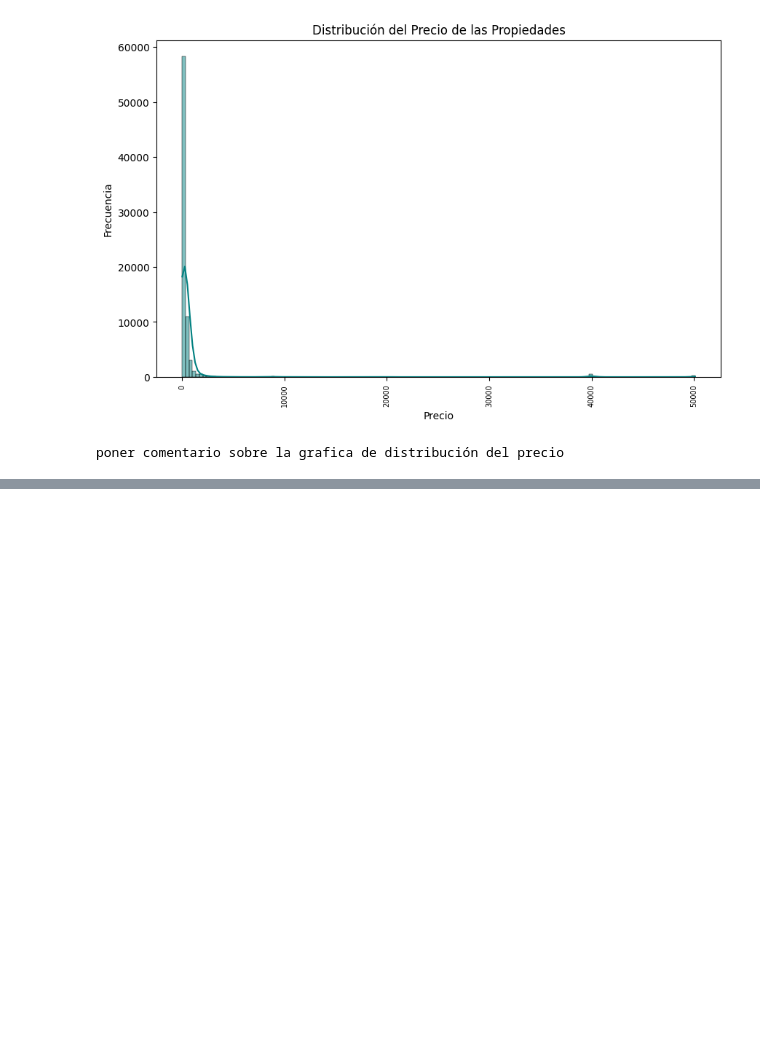
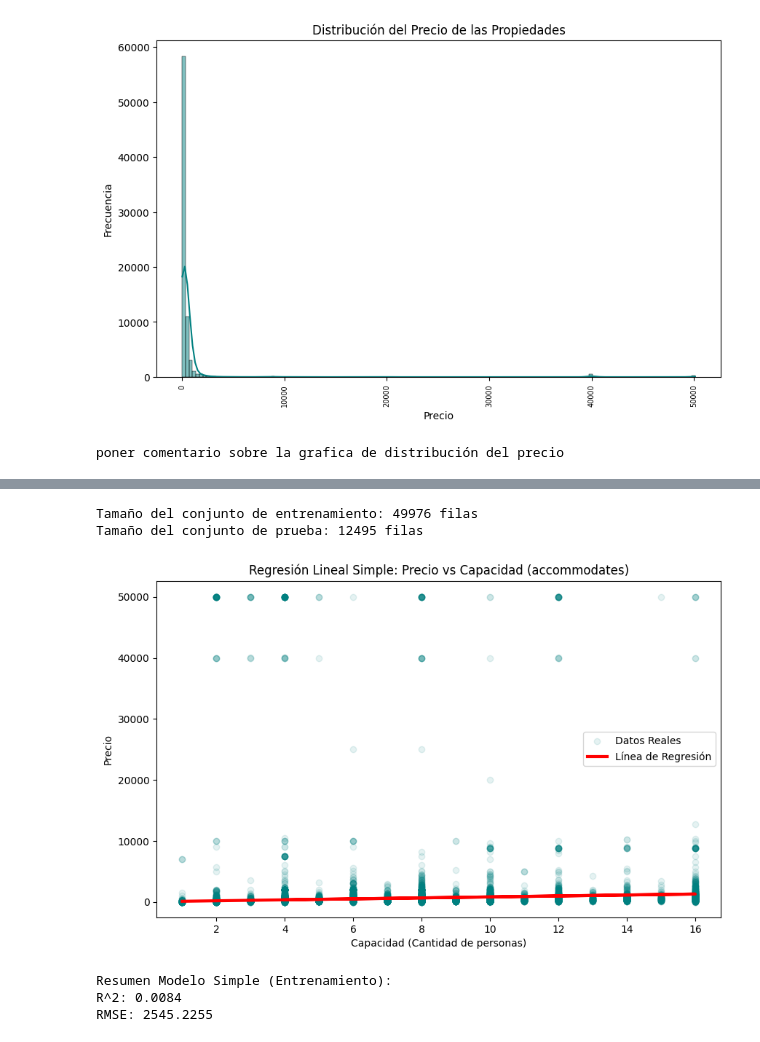
Before and after one commit to Palasuwu/Lab3, a Jupyter notebook: avances.ipynb, the cells around one changed output, grey strips where cells are left out. Cells and saved outputs as stored; diff of their text form; code cells hidden in the pictures; blank space fills up the shorter version.

Commit message:
Division y regresion Lineal simple

```diff
--- a/avances.ipynb
+++ b/avances.ipynb
@@ -119,0 +129,53 @@ print(promedios_grupos[columnas_clave])
+# %%
+# --- PASOS 4 y 6: DIVISIÓN DE DATOS Y FEATURE ENGINEERING ---
+from sklearn.model_selection import train_test_split
+
+# Definir variables predictoras (X) y variable objetivo (y)
+# Excluímos 'price' porque es lo que queremos predecir, y 'cluster' porque es un resultado del paso anterior
+X = num_vars.drop(columns=['price', 'cluster'])
+y = num_vars['price']
+
+# Dividimos los datos: 80% para entrenamiento y 20% para prueba.
+# random_state=42 garantiza que la división sea reproducible.
+X_train, X_test, y_train, y_test = train_test_split(X, y, test_size=0.2, random_state=42)
+
+print(f"Tamaño del conjunto de entrenamiento: {X_train.shape[0]} filas")
+print(f"Tamaño del conjunto de prueba: {X_test.shape[0]} filas")
+# %% [output]
+Tamaño del conjunto de entrenamiento: 49976 filas
+Tamaño del conjunto de prueba: 12495 filas
+# %%
+# --- PASO 7: MODELO DE REGRESIÓN LINEAL SIMPLE (Univariado) ---
+from sklearn.linear_model import LinearRegression
+from sklearn.metrics import mean_squared_error, r2_score
+import matplotlib.pyplot as plt
+
+# Elegimos 'accommodates' (capacidad) por ser una de las que suele tener mayor correlación con el precio
+X_train_simple = X_train[['accommodates']]
+X_test_simple = X_test[['accommodates']]
+
+# Crear y entrenar el modelo
+modelo_simple = LinearRegression()
+modelo_simple.fit(X_train_simple, y_train)
+
+# Hacer predicciones sobre el set de entrenamiento
+predicciones_simple = modelo_simple.predict(X_train_simple)
+
+# Graficar el modelo univariado
+plt.figure(figsize=(10, 6))
+plt.scatter(X_train_simple, y_train, color='teal', alpha=0.1, label='Datos Reales')
+plt.plot(X_train_simple, predicciones_simple, color='red', linewidth=3, label='Línea de Regresión')
+plt.title('Regresión Lineal Simple: Precio vs Capacidad (accommodates)')
+plt.xlabel('Capacidad (Cantidad de personas)')
+plt.ylabel('Precio')
+plt.legend()
+plt.show()
+
+print("Resumen Modelo Simple (Entrenamiento):")
+print(f"R^2: {r2_score(y_train, predicciones_simple):.4f}")
+print(f"RMSE: {mean_squared_error(y_train, predicciones_simple) ** 0.5:.4f}")
+# %% [output]
+[figure, added]
+Resumen Modelo Simple (Entrenamiento):
+R^2: 0.0084
+RMSE: 2545.2255
```
Also changed, not shown: parts of 4 cells of this notebook.
